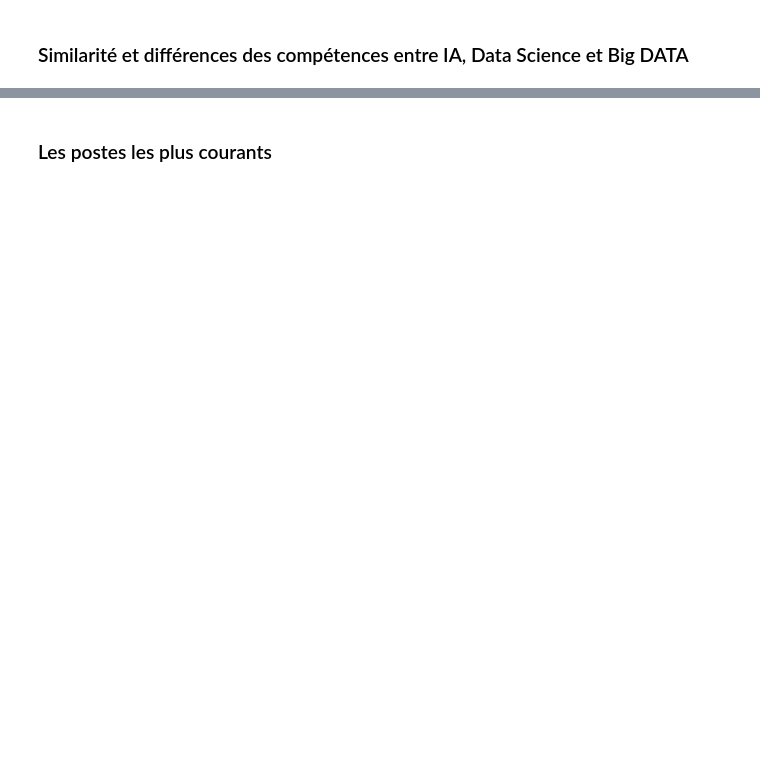
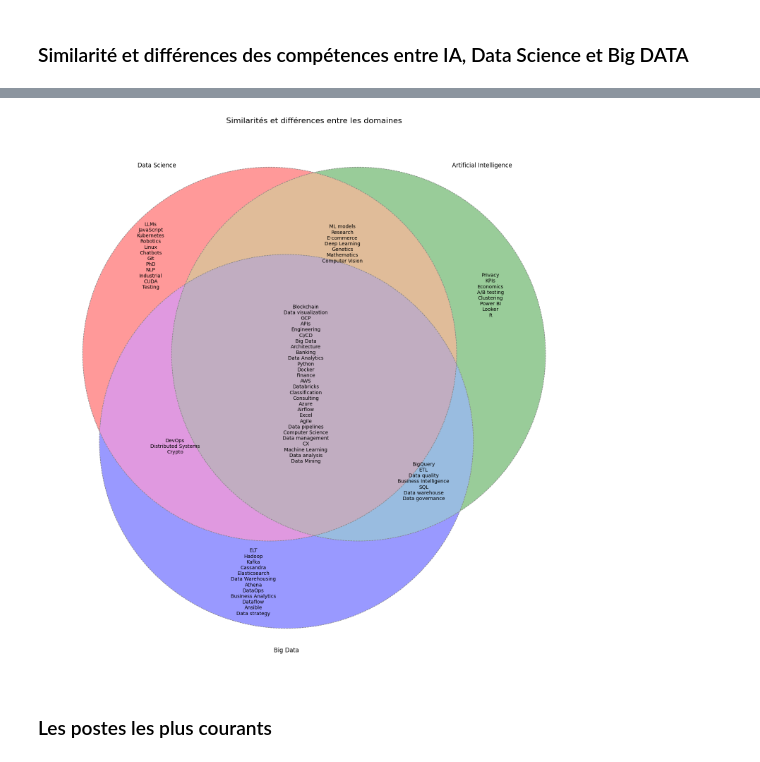
Before and after one commit to Sefdine/Job_opportunities, a Jupyter notebook: dev.ipynb, the cells around one changed output, grey strips where cells are left out. Saved outputs shown, nothing was run; the diff lists cells and outputs as text; code cells hidden in the pictures; blank space fills up the shorter version.

Commit message:
Add visualization

```diff
--- a/dev.ipynb
+++ b/dev.ipynb
@@ -843,5 +832,3 @@ most_demand_skills_df.head(20)
-# %%
-most_demand_skills_df = pd.DataFrame(most_demand_skills, columns=['Skills', 'Repetition_number'])
 # %%
 # Function to het the most demanded skills
 def get_requirements_count_by_category(category_name):
@@ -990,33 +992,34 @@ NameError: name 'distinct' is not defined
 # %%
-import matplotlib.pyplot as plt
-from matplotlib_venn import venn3, venn3_circles
-plt.figure(figsize=(10, 8))
+# Venn diagram to show differences and similarities between AI, DS and Big DATA
+plt.figure(figsize=(20, 20))
 
 # Number of rows
-number_of_row = 10
+number_of_row = 50
 
 data_science = set(data_science_skills['Skill'].head(number_of_row))
 artificial_intelligence = set(ai_skills['Skill'].head(number_of_row))
 big_data = set(big_data_skills['Skill'].head(number_of_row))
 
 # Create the Venn diagram
 venn = venn3([data_science, artificial_intelligence, big_data], set_labels=('Data Science', 'Artificial Intelligence', 'Big Data'))
 
 # Add custom labels for each set
 venn.get_label_by_id('100').set_text('\n'.join(artificial_intelligence - data_science - big_data))
 venn.get_label_by_id('010').set_text('\n'.join(data_science - artificial_intelligence - big_data))
 venn.get_label_by_id('001').set_text('\n'.join(big_data - artificial_intelligence - data_science))
 venn.get_label_by_id('110').set_text('\n'.join(artificial_intelligence & data_science - big_data))
 venn.get_label_by_id('101').set_text('\n'.join(artificial_intelligence & big_data - data_science))
 venn.get_label_by_id('011').set_text('\n'.join(data_science & big_data - artificial_intelligence))
 venn.get_label_by_id('111').set_text('\n'.join(artificial_intelligence & data_science & big_data))
 
 # Customize the Venn diagram
 venn_circles = venn3_circles([data_science, artificial_intelligence, big_data], linestyle='dashed', linewidth=1, color='grey')
 
 plt.title('Similarités et différences entre les domaines', fontsize=16)
 # Show the Venn diagram
 plt.show()
+# %% [output]
+[figure, added]
 # %% [markdown]
 ### Les postes les plus courants
 # %%
```
Also changed, not shown: parts of 65 cells of this notebook.
